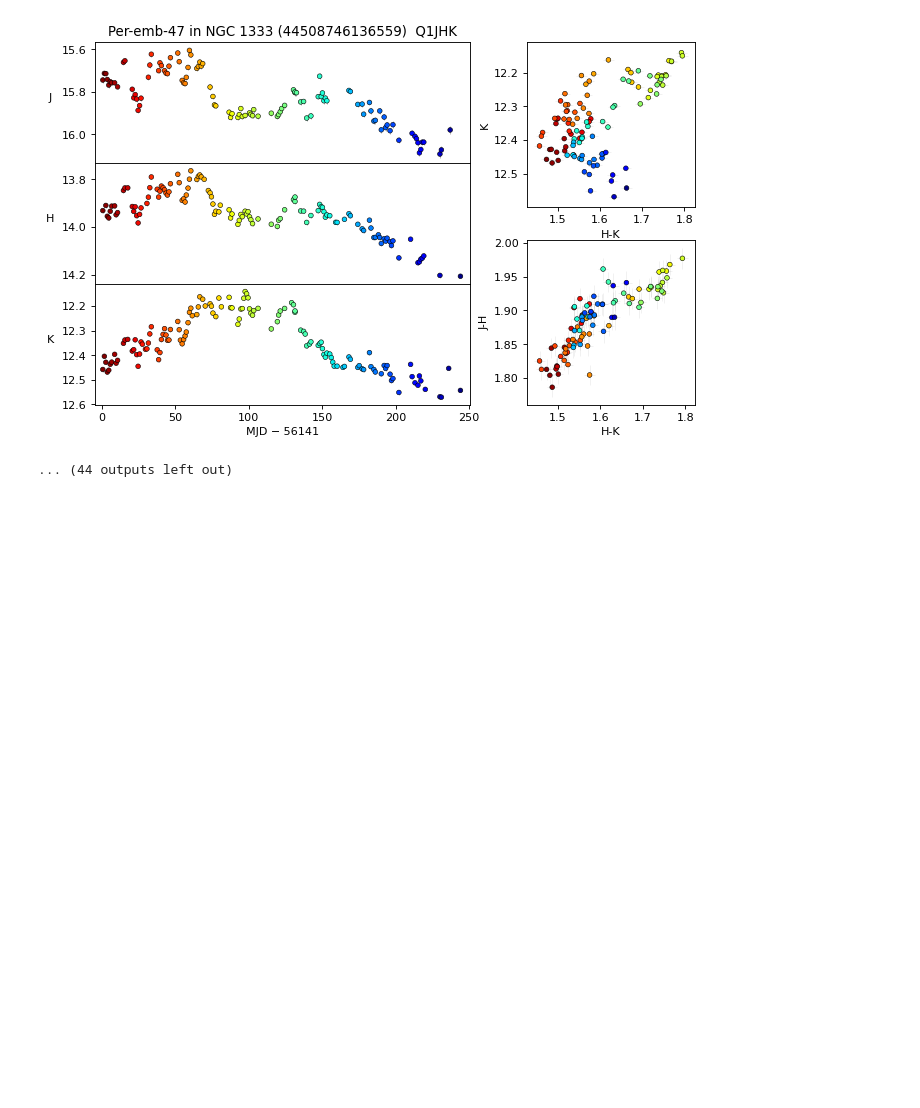
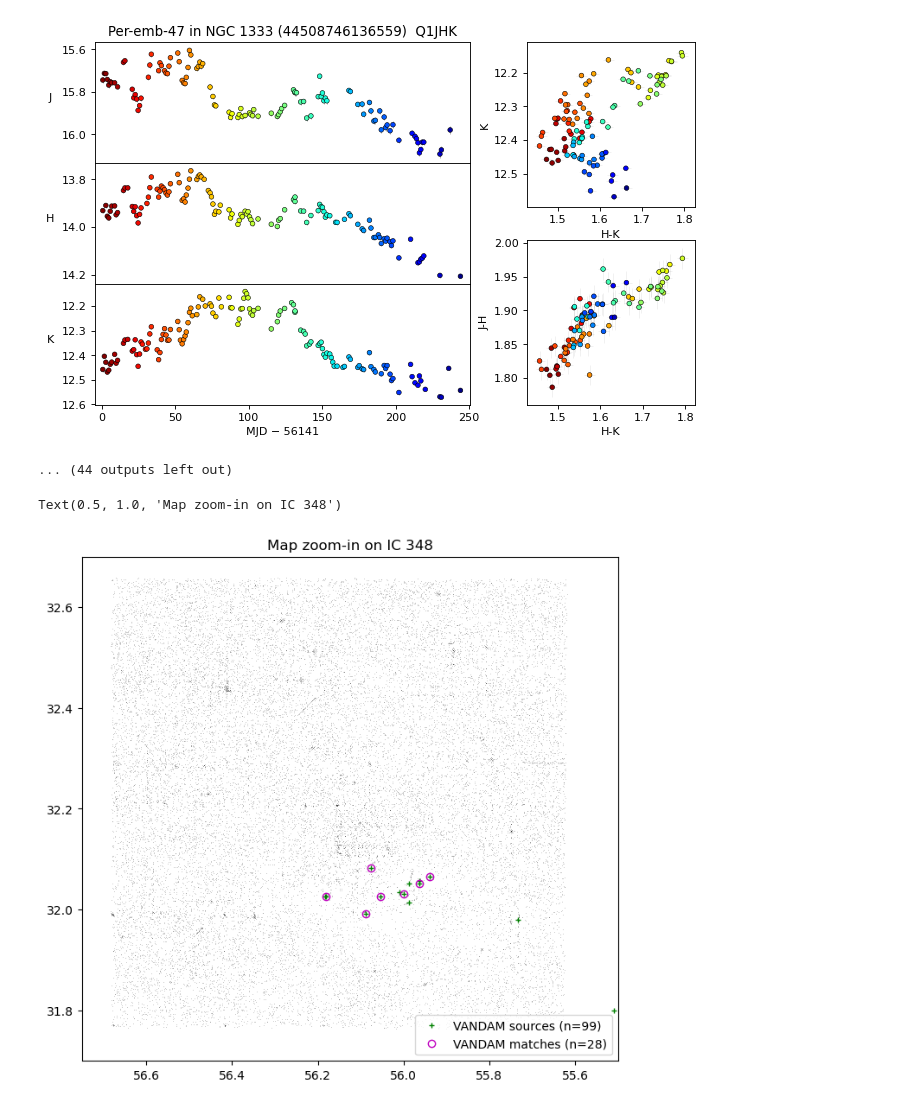
Before and after one commit to tomr-stargazer/Variability_Project_2020, a Jupyter notebook: wuvars/analysis/prototypes/Checking overlap between VANDAM (Tobin 2016) and our Perseus monitoring.ipynb, the cells around one changed output. Cells and saved outputs as stored; diff of their text form; code cells hidden in the pictures; blank space fills up the shorter version.

```diff
--- a/wuvars/analysis/prototypes/Checking overlap between VANDAM (Tobin 2016) and our Perseus monitoring.ipynb
+++ b/wuvars/analysis/prototypes/Checking overlap between VANDAM (Tobin 2016) and our Perseus monitoring.ipynb
@@ -249,3 +262,24 @@ for i, sid in enumerate(protostar_match_sids):
 5 44508746136559
 [figure]
 ... (44 outputs left out)
+# %%
+# zoomed in maps of each SFR
+
+fig, ax = plt.subplots(1, figsize=(8,8), dpi=100)
+
+plt.plot(np.degrees(per_sm['RA']), np.degrees(per_sm['DEC']), 'k,', alpha=0.2)
+plt.plot(tab['RAJ2000'], tab['DEJ2000'], 'g+', ms=5, label=f'VANDAM sources (n={len(tab)})')
+plt.plot(np.degrees(matches['RA']), np.degrees(matches['DEC']), 'mo', markerfacecolor='None', label=f'VANDAM matches (n={len(matches)})')
+
+plt.gca().set_aspect(1/np.cos(np.radians(31.8)))
+plt.gca().invert_xaxis()
+
+plt.legend()
+
+plt.xlim(56.75, 55.5)
+plt.ylim(31.7, 32.7)
+
+plt.title("Map zoom-in on IC 348")
+# %% [output]
+Text(0.5, 1.0, 'Map zoom-in on IC 348')
+[figure, added]
```
Also changed, not shown: parts of 5 cells of this notebook.
